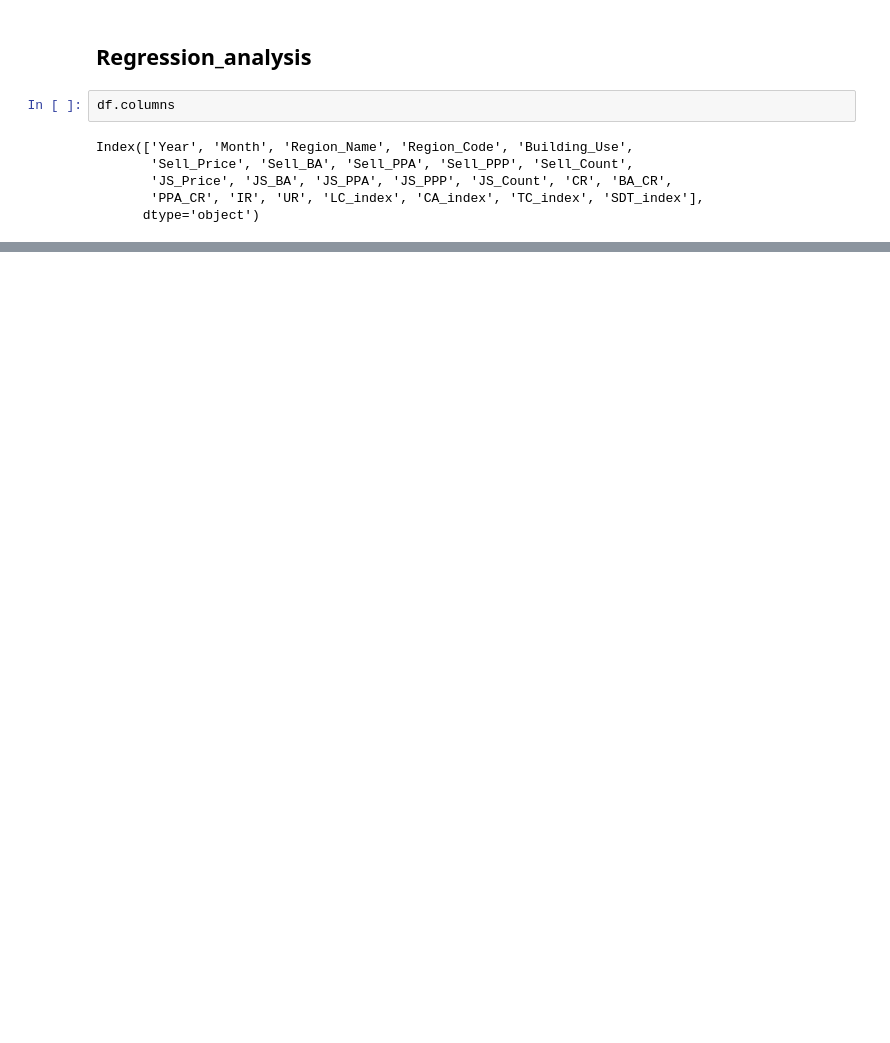
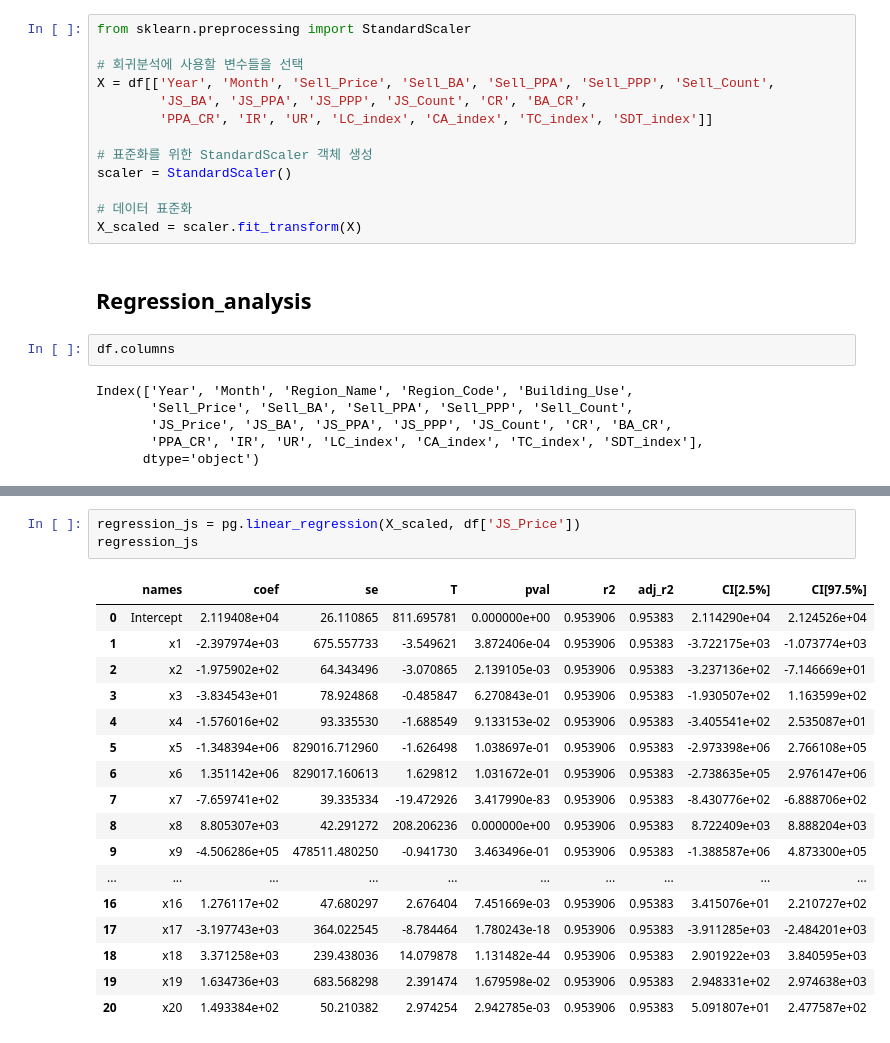
Before and after one commit to HSYhrae/team3_semi_project, a Jupyter notebook: Regression_analysis_pingouin.ipynb, the cells around one changed output, grey strips where cells are left out. Drawn from its saved outputs; the diff is of its cells as text; blank space fills up the shorter version.

```diff
--- a/Regression_analysis_pingouin.ipynb
+++ b/Regression_analysis_pingouin.ipynb
@@ -138,3 +140,16 @@ vif_data
+# %%
+from sklearn.preprocessing import StandardScaler
+
+# 회귀분석에 사용할 변수들을 선택
+X = df[['Year', 'Month', 'Sell_Price', 'Sell_BA', 'Sell_PPA', 'Sell_PPP', 'Sell_Count',
+        'JS_BA', 'JS_PPA', 'JS_PPP', 'JS_Count', 'CR', 'BA_CR',
+        'PPA_CR', 'IR', 'UR', 'LC_index', 'CA_index', 'TC_index', 'SDT_index']]
+
+# 표준화를 위한 StandardScaler 객체 생성
+scaler = StandardScaler()
+
+# 데이터 표준화
+X_scaled = scaler.fit_transform(X)
 # %% [markdown]
 ## Regression_analysis
 # %%
@@ -170,0 +163,21 @@ regression_js
+# %%
+regression_js = pg.linear_regression(X_scaled, df['JS_Price'])
+regression_js
+# %% [output]
+|  | names | coef | se | T | pval | r2 | adj_r2 | CI[2.5%] | CI[97.5%] |
+| 0 | Intercept | 2.119408e+04 | 26.110865 | 811.695781 | 0.000000e+00 | 0.953906 | 0.95383 | 2.114290e+04 | 2.124526e+04 |
+| 1 | x1 | -2.397974e+03 | 675.557733 | -3.549621 | 3.872406e-04 | 0.953906 | 0.95383 | -3.722175e+03 | -1.073774e+03 |
+| 2 | x2 | -1.975902e+02 | 64.343496 | -3.070865 | 2.139105e-03 | 0.953906 | 0.95383 | -3.237136e+02 | -7.146669e+01 |
+| 3 | x3 | -3.834543e+01 | 78.924868 | -0.485847 | 6.270843e-01 | 0.953906 | 0.95383 | -1.930507e+02 | 1.163599e+02 |
+| 4 | x4 | -1.576016e+02 | 93.335530 | -1.688549 | 9.133153e-02 | 0.953906 | 0.95383 | -3.405541e+02 | 2.535087e+01 |
+| 5 | x5 | -1.348394e+06 | 829016.712960 | -1.626498 | 1.038697e-01 | 0.953906 | 0.95383 | -2.973398e+06 | 2.766108e+05 |
+| 6 | x6 | 1.351142e+06 | 829017.160613 | 1.629812 | 1.031672e-01 | 0.953906 | 0.95383 | -2.738635e+05 | 2.976147e+06 |
+| 7 | x7 | -7.659741e+02 | 39.335334 | -19.472926 | 3.417990e-83 | 0.953906 | 0.95383 | -8.430776e+02 | -6.888706e+02 |
+| 8 | x8 | 8.805307e+03 | 42.291272 | 208.206236 | 0.000000e+00 | 0.953906 | 0.95383 | 8.722409e+03 | 8.888204e+03 |
+| 9 | x9 | -4.506286e+05 | 478511.480250 | -0.941730 | 3.463496e-01 | 0.953906 | 0.95383 | -1.388587e+06 | 4.873300e+05 |
+| ... | ... | ... | ... | ... | ... | ... | ... | ... | ... |
+| 16 | x16 | 1.276117e+02 | 47.680297 | 2.676404 | 7.451669e-03 | 0.953906 | 0.95383 | 3.415076e+01 | 2.210727e+02 |
+| 17 | x17 | -3.197743e+03 | 364.022545 | -8.784464 | 1.780243e-18 | 0.953906 | 0.95383 | -3.911285e+03 | -2.484201e+03 |
+| 18 | x18 | 3.371258e+03 | 239.438036 | 14.079878 | 1.131482e-44 | 0.953906 | 0.95383 | 2.901922e+03 | 3.840595e+03 |
+| 19 | x19 | 1.634736e+03 | 683.568298 | 2.391474 | 1.679598e-02 | 0.953906 | 0.95383 | 2.948331e+02 | 2.974638e+03 |
+| 20 | x20 | 1.493384e+02 | 50.210382 | 2.974254 | 2.942785e-03 | 0.953906 | 0.95383 | 5.091807e+01 | 2.477587e+02 |
```
Also changed, not shown: parts of 4 cells of this notebook, 1 other file.
